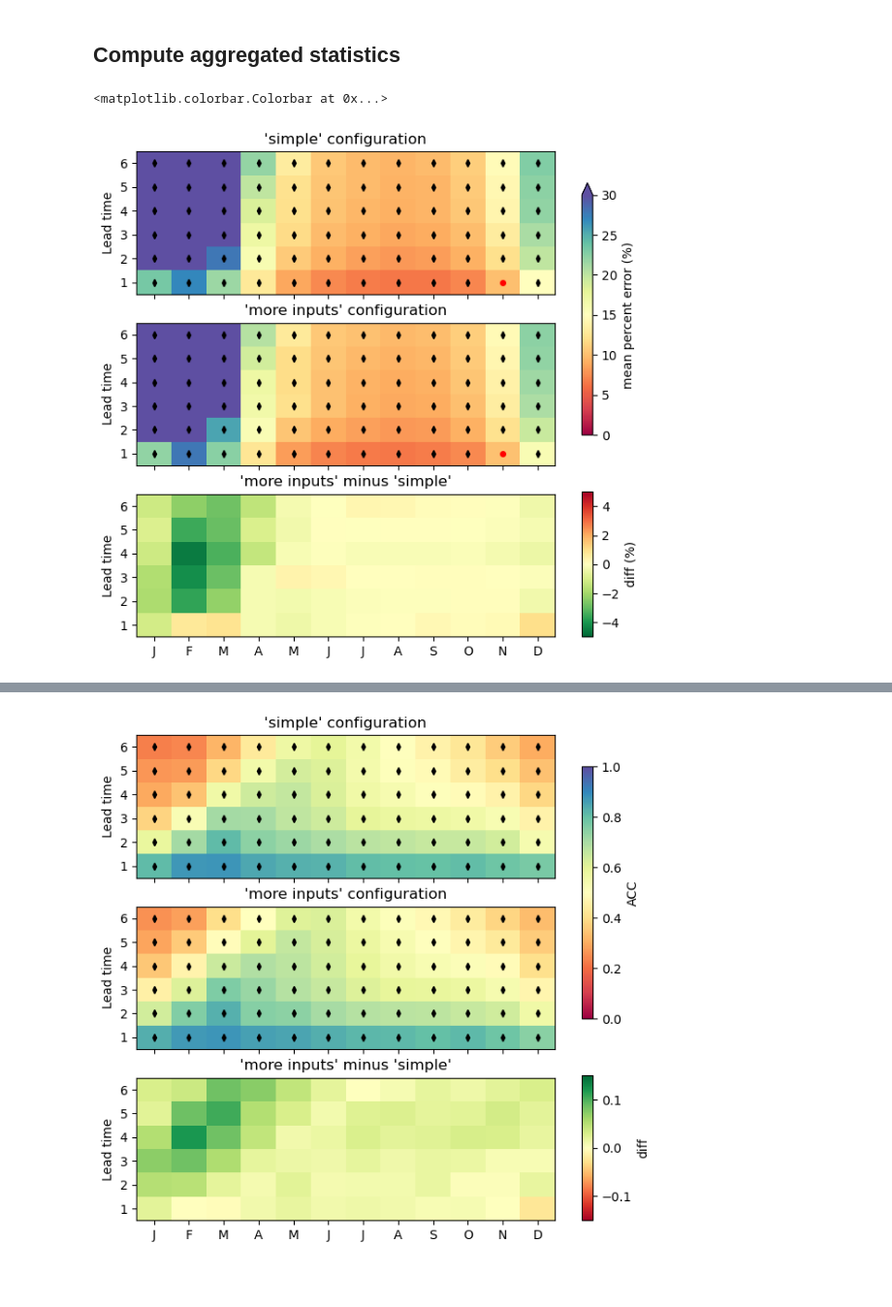
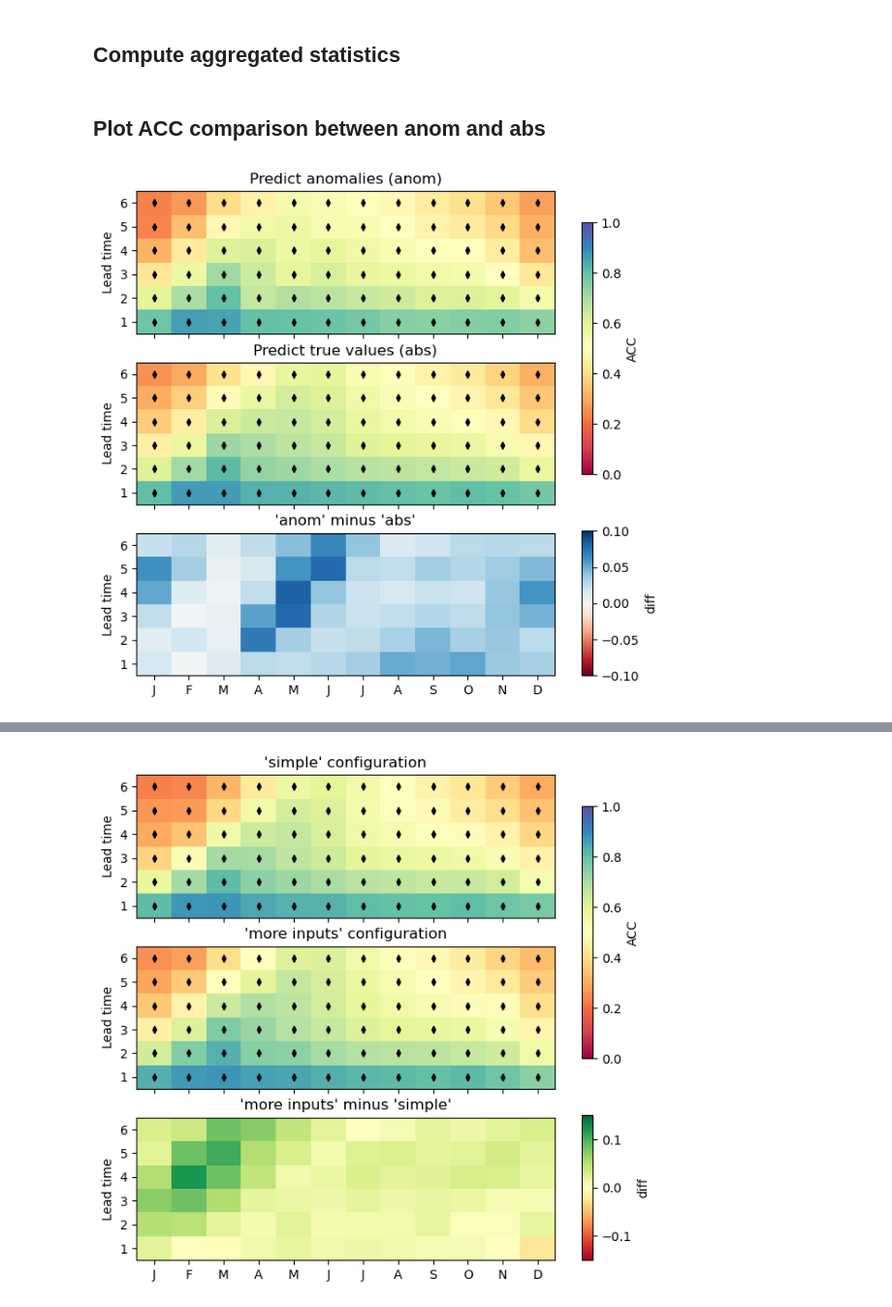
Before and after one commit to ychnli/sicpred, a Jupyter notebook: figures.ipynb, the cells around one changed output, grey strips where cells are left out. Shown: that part at 97% size. Saved outputs shown, nothing was run; the diff lists cells and outputs as text; code cells hidden in the pictures; blank space fills up the shorter version.

Commit message:
Make some aggregated diagnostics for anom vs abs models

```diff
--- a/figures.ipynb
+++ b/figures.ipynb
@@ -255,5 +352,8 @@ abs_acc = abs_prediction_diagnostics.calculate_acc(dim=("x","y"), aggregate=True
 # %%
 # make anomaly persistence and climatology predictions (DataArrays)
 from src.models import models
-anomaly_persistence_predictions = models.anomaly_persistence(config_simple_plus_psl.DATA_SPLIT_SETTINGS, None).predictions
-climatology_predictions = models.climatology_predictions(config_simple_plus_psl.DATA_SPLIT_SETTINGS, None).predictions
+anomaly_persistence_predictions = models.anomaly_persistence(config_simple_plus_psl_lr1.DATA_SPLIT_SETTINGS, None).predictions
+climatology_predictions = models.climatology_predictions(config_simple_plus_psl_lr1.DATA_SPLIT_SETTINGS, None).predictions
+
+persistence_anom = remove_climatology(anomaly_persistence_predictions, climatology_broadcast)
+climatology_anom = remove_climatology(climatology_predictions, climatology_broadcast)
@@ -413,2 +421,9 @@ plt.savefig("figures/known_issues/coastline_error_landmaskmaybe.jpg", dpi=250, b
 # %% [markdown]
 ## Compute aggregated statistics
+# %%
+anom_acc = anom_prediction_diagnostics.calculate_acc(dim=("x","y"), aggregate=True, use_mask=False)
+abs_acc = abs_prediction_diagnostics.calculate_acc(dim=("x","y"), aggregate=True, use_mask=False)
+
+targets_anomaly = anom_prediction_diagnostics.targets_anomaly
+climatology_acc = calculate_acc(climatology_anom, targets_anomaly, dim=("x","y"), aggregate=True, use_mask=False)
+persistence_acc = calculate_acc(persistence_anom, targets_anomaly, dim=("x","y"), aggregate=True, use_mask=False)
@@ -415,3 +437,5 @@ plt.savefig("figures/known_issues/coastline_error_landmaskmaybe.jpg", dpi=250, b
+# %% [markdown]
+## Plot ACC comparison between anom and abs
 # %%
 def plot_markers(ax, exceeds_persistence, exceeds_climatology, x_centers, y_centers):
     for i in range(6):
@@ -419,45 +443,44 @@ def plot_markers(ax, exceeds_persistence, exceeds_climatology, x_centers, y_cent
             if exceeds_persistence[i,j] and exceeds_climatology[i,j]:
                 ax.plot(x_centers[j], y_centers[i], 'dk', markersize=4)
             elif exceeds_persistence[i,j]:
                 ax.plot(x_centers[j], y_centers[i], '.k', markersize=4)
             elif exceeds_climatology[i,j]:
                 ax.plot(x_centers[j], y_centers[i], 'ok', markersize=4)
 
 fig, axs = plt.subplots(nrows=3, ncols=1, figsize=(6,7), sharex=True)
 
 x = np.arange(13)
 y = np.arange(7)
 x_centers = (x[:-1] + x[1:]) / 2
 y_centers = (y[:-1] + y[1:]) / 2
 
-exceeds_persistence = model1_error < persistence_error
-exceeds_climatology = model1_error < climatology_error
-cax = axs[0].pcolormesh(x, y, 100 * model1_error, cmap='Spectral', shading='flat', vmin=0, vmax=60)
+exceeds_persistence = abs_acc > persistence_acc
+exceeds_climatology = abs_acc > climatology_acc
+cax = axs[0].pcolormesh(x, y, abs_acc, cmap='Spectral', shading='flat', vmin=0, vmax=1)
 axs[0].set_yticks(y_centers, labels=np.arange(1,7,1))
 axs[0].set_ylabel("Lead time")
-axs[0].set_title(f"'simple' configuration")
+axs[0].set_title(f"Predict anomalies (anom)")
 plot_markers(axs[0], exceeds_persistence, exceeds_climatology, x_centers, y_centers)
 
-exceeds_persistence = model2_error < persistence_error
-exceeds_climatology = model2_error < climatology_error
-axs[1].pcolormesh(x, y, 100 * model2_error, cmap='Spectral', shading='flat', vmin=0, vmax=60)
+exceeds_persistence = anom_acc > persistence_acc
+exceeds_climatology = anom_acc > climatology_acc
+axs[1].pcolormesh(x, y, anom_acc, cmap='Spectral', shading='flat', vmin=0, vmax=1)
 axs[1].set_yticks(y_centers, labels=np.arange(1,7,1))
 axs[1].set_ylabel("Lead time")
-axs[1].set_title("'more inputs' configuration")
+axs[1].set_title("Predict true values (abs)")
 plot_markers(axs[1], exceeds_persistence, exceeds_climatology, x_centers, y_centers)
 
-cax2 = axs[2].pcolormesh(x, y, 100 * (model2_error - model1_error), cmap='RdYlGn_r', shading='flat', vmin=-5, vmax=5)
+cax2 = axs[2].pcolormesh(x, y, (anom_acc - abs_acc), cmap='RdBu', shading='flat', vmin=-0.1, vmax=0.1)
 axs[2].set_xticks(x_centers, labels=["J","F","M","A","M","J","J","A","S","O","N","D"])
 axs[2].set_yticks(y_centers, labels=np.arange(1,7,1))
 axs[2].set_ylabel("Lead time")
-axs[2].set_title("'more inputs' minus 'simple'")
+axs[2].set_title("'anom' minus 'abs'")
 
 
 cbar_ax = fig.add_axes([0.95, 0.43, 0.02, 0.4])
 cbar_ax2 = fig.add_axes([0.95, 0.11, 0.02, 0.23])
-plt.colorbar(cax, cax=cbar_ax, label=r'mean percent error (%)', orientation='vertical', extend='max')
-plt.colorbar(cax2, cax=cbar_ax2, label=r'diff (%)', orientation='vertical')
-plt.savefig("figures/cesm/simple_vs_more-inputs_MPE_altcolorbar.jpg", dpi=300, bbox_inches='tight')
+plt.colorbar(cax, cax=cbar_ax, label=r'ACC', orientation='vertical')
+plt.colorbar(cax2, cax=cbar_ax2, label=r'diff', orientation='vertical')
+plt.savefig("figures/cesm/anom_vs_abs_ACC.jpg", dpi=300, bbox_inches='tight')
 # %% [output]
-<matplotlib.colorbar.Colorbar at 0x...>
-[figure, old version]
+[figure, new version]
```
Also changed, not shown: parts of 15 cells of this notebook.
